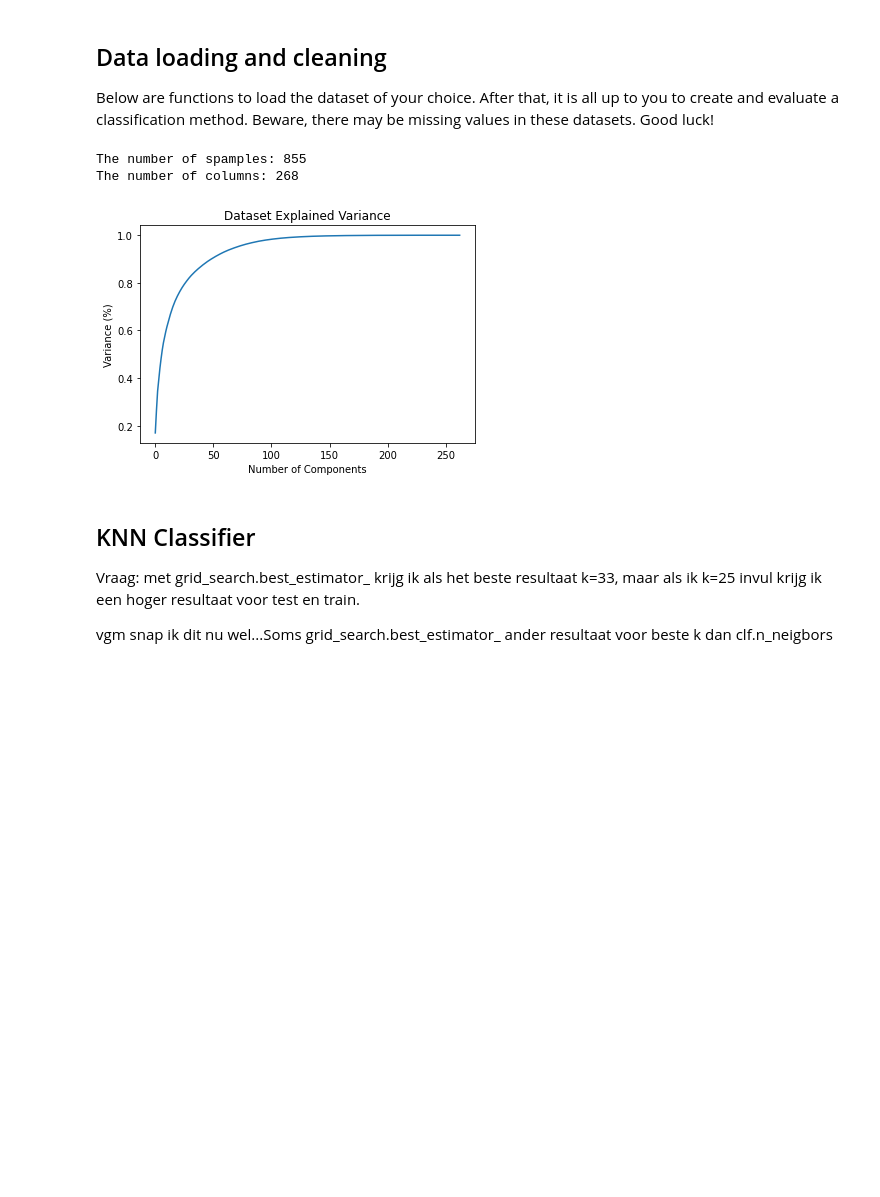
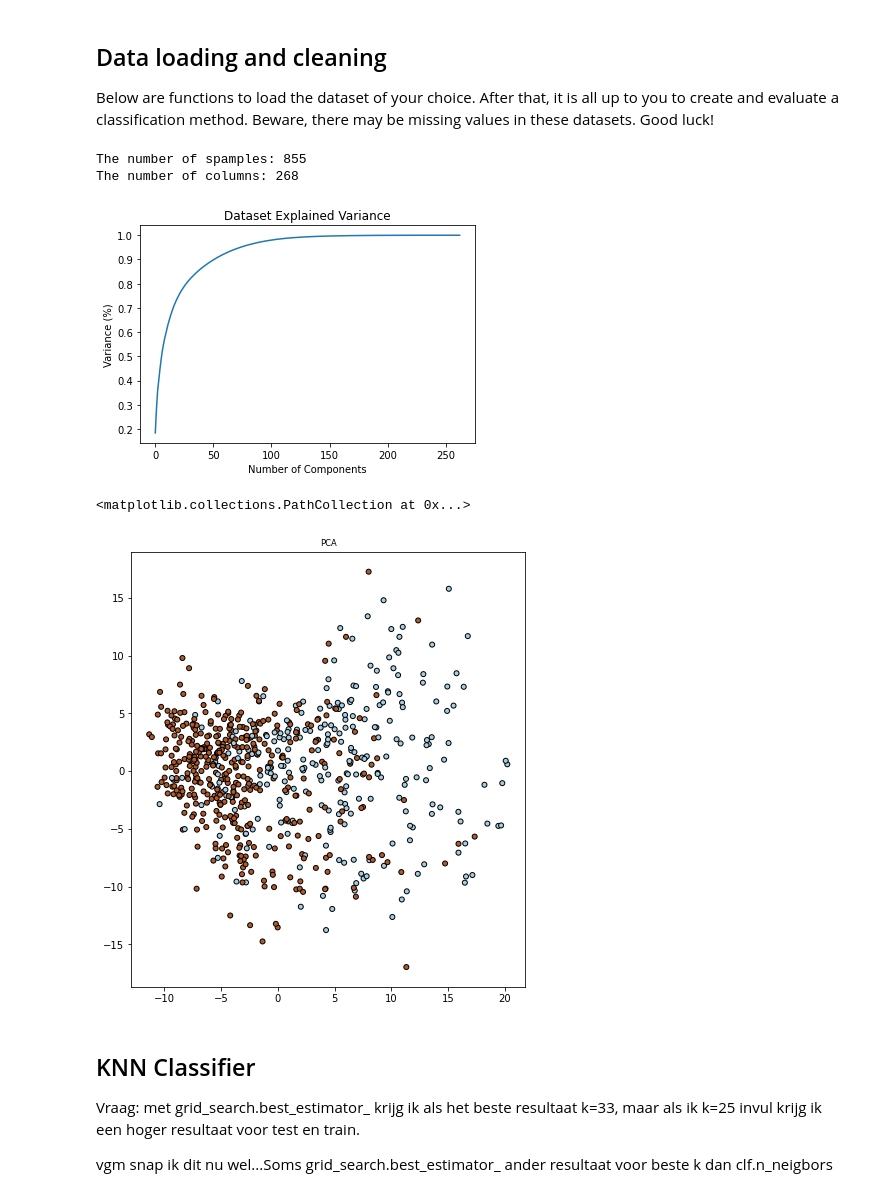
Before and after one commit to annawalstra/TM10007_Group5, a Jupyter notebook: assignment.ipynb, the cells around one changed output. Cells and saved outputs as stored; diff of their text form; code cells hidden in the pictures; blank space fills up the shorter version.

```diff
--- a/assignment.ipynb
+++ b/assignment.ipynb
@@ -51,38 +54,66 @@ y_bin = [i[0] for i in y_bin]
 #print(y_bin)
 
 # Split the dataset in train and test part
-X_train, X_test, Y_train, Y_test = model_selection.train_test_split(X, y_bin, test_size=0.5, stratify=y_bin)
+X_train, X_test, Y_train, Y_test = model_selection.train_test_split(X, y_bin, test_size=0.2, stratify=y_bin)
 
 
 # Scale the data
 scaler = preprocessing.StandardScaler()
 scaler.fit(X_train)
 X_train_scaled = scaler.transform(X_train)
 X_test_scaled = scaler.transform(X_test)
 
 
 #Fitting the PCA algorithm with our Data
 from sklearn.decomposition import PCA
 
 pca = PCA().fit(X_train_scaled)
 #Plotting the Cumulative Summation of the Explained Variance
 plt.figure()
 plt.plot(np.cumsum(pca.explained_variance_ratio_))
 plt.xlabel('Number of Components')
 plt.ylabel('Variance (%)') #for each component
 plt.title('Dataset Explained Variance')
 plt.show()
 
 
 # Perform a PCA
 pca = decomposition.PCA(n_components=50)
 pca.fit(X_train_scaled)
 X_train_pca = pca.transform(X_train_scaled)
 X_test_pca = pca.transform(X_test_scaled)
+
+# # Use the selectfrommodel module: L1 Select all features with a weight above the median.
+# from sklearn.feature_selection import SelectFromModel
+# from sklearn.linear_model import Lasso, RidgeClassifier
+# selector = SelectFromModel(estimator=Lasso(alpha=10**(-5)), threshold='median')
+# selector.fit(X_train_scaled, Y_train)
+# n_original = X_train_scaled.shape[1]
+# X_train_L1 = selector.transform(X_train_scaled)
+# X_test_L1 = selector.transform(X_test_scaled)
+# n_selected = X_train_L1.shape[1]
+# print(f"Selected {n_selected} from {n_original} features.")
+
+#Plot first feature PCA
+fig = plt.figure(figsize=(24,8))
+ax = fig.add_subplot(131)
+ax.set_title("PCA", fontsize='small')
+ax.scatter(X_train_pca[:, 0], X_train_pca[:, 1], marker='o', c=Y_train,
+            s=25, edgecolor='k', cmap=plt.cm.Paired)
+
+
+# #Plot first feature L1 selection
+# fig = plt.figure(figsize=(24,8))
+# ax = fig.add_subplot(132)
+# ax.set_title("L1", fontsize='small')
+# ax.scatter(X_train_L1[:, 0], X_train_L1[:, 1], marker='o', c=Y_train,
+#             s=25, edgecolor='k', cmap=plt.cm.Paired)
 # %% [output]
 The number of spamples: 855
 The number of columns: 268
-[figure, old version]
+[figure, new version]
+<matplotlib.collections.PathCollection at 0x...>
+[figure, added]
 # %% [markdown]
 ## KNN Classifier
 
```
Also changed, not shown: parts of 3 cells of this notebook.
